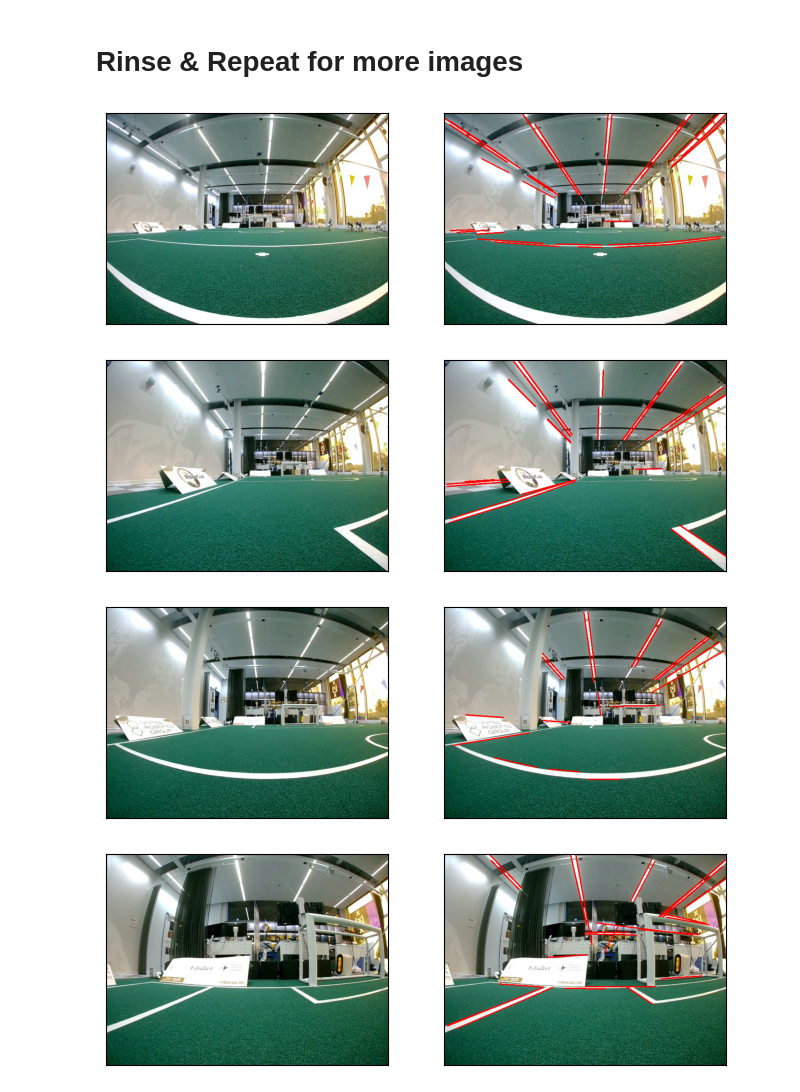
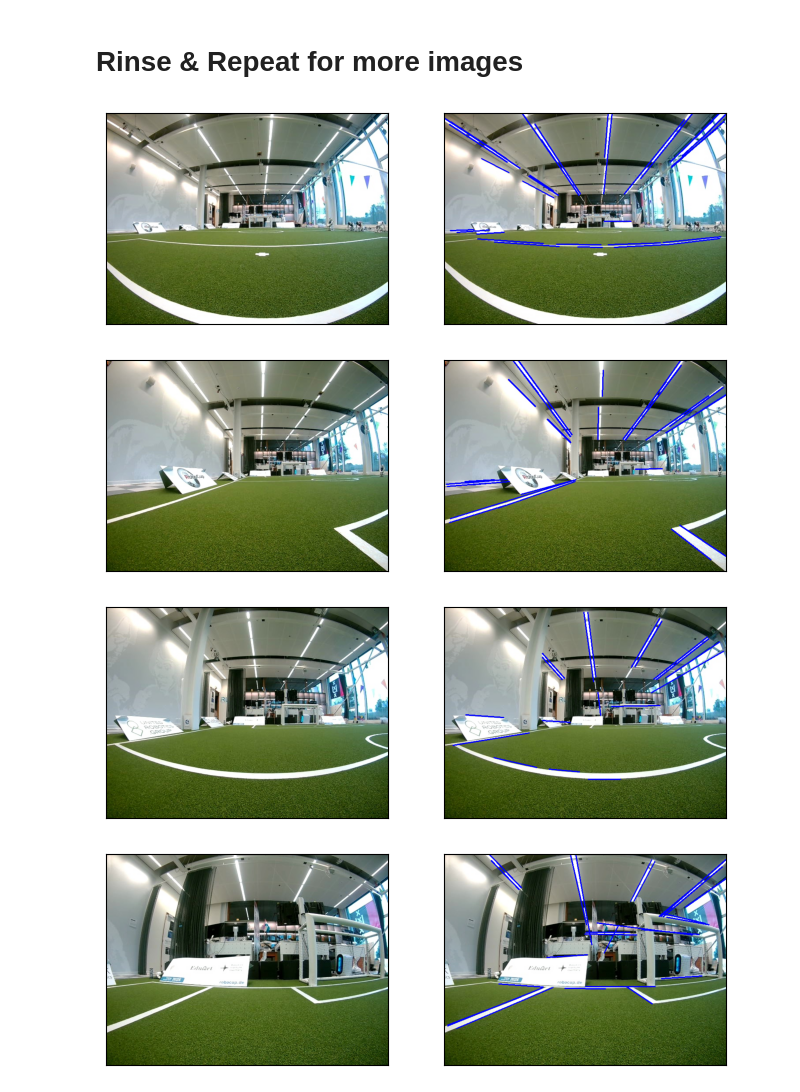
Before and after one commit to pvdklei/vfar_ws, a Jupyter notebook: Assignment 1/line_detection.ipynb, the cells around one changed output. Drawn from its saved outputs; the diff is of its cells as text; code cells hidden in the pictures.

```diff
--- a/Assignment 1/line_detection.ipynb
+++ b/Assignment 1/line_detection.ipynb
@@ -58,29 +58,31 @@ plt.show()
 # %% [markdown]
 # Rinse & Repeat for more images
 # %%
+canny_images: list = []
 for i in range(5):
     original = cv2.imread(f"images/frame000{i}.jpg")
     image = cv2.cvtColor(original, cv2.COLOR_BGR2GRAY)
     _, image = cv2.threshold(image, 240, 255, cv2.THRESH_BINARY)
     kernel = cv2.getStructuringElement(cv2.MORPH_CROSS, (3, 3))
     image = cv2.dilate(image, kernel, iterations=2)
     image = cv2.Canny(image, 0, 255)
     lines = cv2.HoughLinesP(image, 1, np.pi/180, 70, minLineLength=50, maxLineGap=20)
     display = original.copy()
     if lines is not None:
         for line in lines:
             for x1, y1, x2, y2 in line:
                 cv2.line(display, (x1, y1), (x2, y2), (255, 0, 0), 2)
+    canny_images.append(cv2.cvtColor(display, cv2.COLOR_BGR2RGB))
     fig, ax = plt.subplots(1, 2, figsize=(8, 10))
-    ax[0].imshow(original)
+    ax[0].imshow(cv2.cvtColor(original, cv2.COLOR_BGR2RGB))
     ax[0].set_xticks([])
     ax[0].set_yticks([])
-    ax[1].imshow(display)
+    ax[1].imshow(cv2.cvtColor(display, cv2.COLOR_BGR2RGB))
     ax[1].set_xticks([])
     ax[1].set_yticks([])
     plt.show()
 # %% [output]
-[figure, old version]
+[figure, new version]
-[figure, old version]
+[figure, new version]
-[figure, old version]
+[figure, new version]
-[figure, old version]
+[figure, new version]
```
Also changed, not shown: parts of 2 cells of this notebook, 5 other files.
